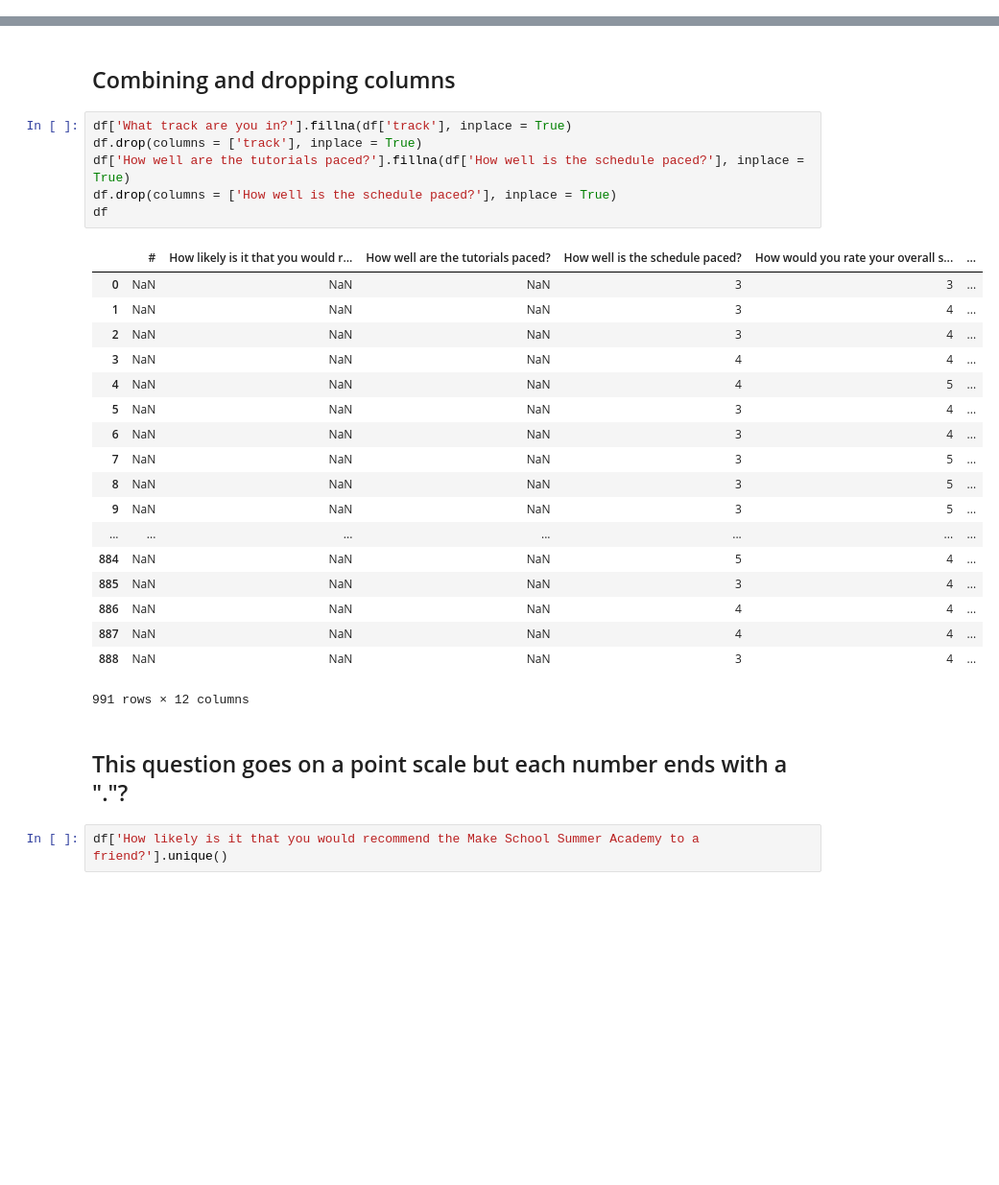
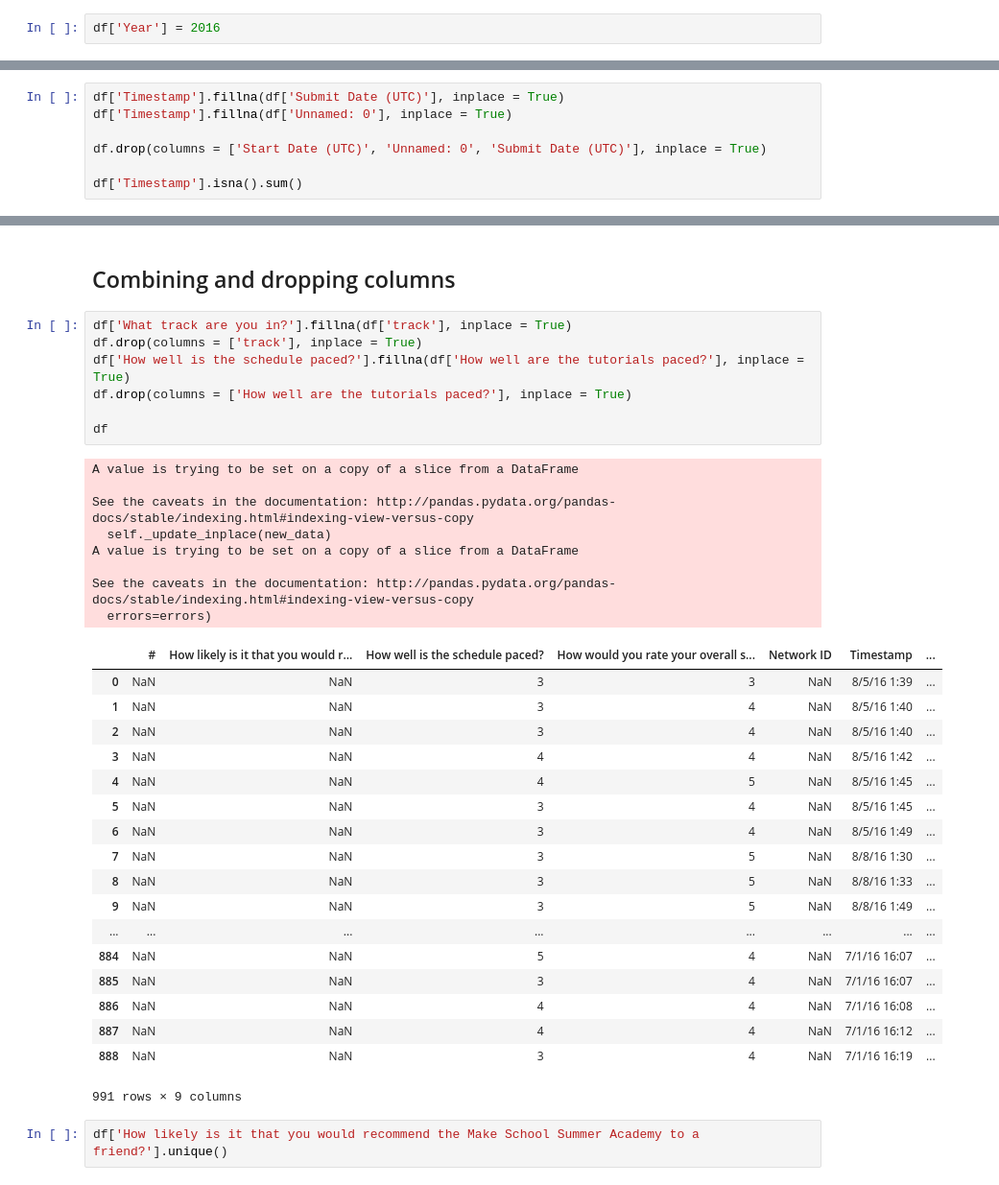
Before and after one commit to RaymondDashWu/DS1.1-Class-Files, a Jupyter notebook: NPS_Make_School.ipynb, the cells around one changed output, grey strips where cells are left out. Shown at 96% size. Drawn from its saved outputs; the diff is of its cells as text; blank space fills up the shorter version.

Commit message:
[ADD] Lots of 2016/2017 analysis. Start of combination. Keyword: LOS ANGELES CAR RIDE COMMIT

```diff
--- a/NPS_Make_School.ipynb
+++ b/NPS_Make_School.ipynb
@@ -84,0 +89,2 @@ dtype: int64
+# %%
+df['Year'] = 2016
@@ -84,0 +154,7 @@ dtype: int64
+# %%
+df['Timestamp'].fillna(df['Submit Date (UTC)'], inplace = True)
+df['Timestamp'].fillna(df['Unnamed: 0'], inplace = True)
+
+df.drop(columns = ['Start Date (UTC)', 'Unnamed: 0', 'Submit Date (UTC)'], inplace = True)
+
+df['Timestamp'].isna().sum()
@@ -122,30 +221,37 @@ array(['Apps', 'Games', 'Intro', 'VR', nan], dtype=object)
 # %%
 df['What track are you in?'].fillna(df['track'], inplace = True)
 df.drop(columns = ['track'], inplace = True)
-df['How well are the tutorials paced?'].fillna(df['How well is the schedule paced?'], inplace = True)
-df.drop(columns = ['How well is the schedule paced?'], inplace = True)
+df['How well is the schedule paced?'].fillna(df['How well are the tutorials paced?'], inplace = True)
+df.drop(columns = ['How well are the tutorials paced?'], inplace = True)
+
 df
 # %% [output]
+A value is trying to be set on a copy of a slice from a DataFrame
+
+See the caveats in the documentation: http://pandas.pydata.org/pandas-docs/stable/indexing.html#indexing-view-versus-copy
+  self._update_inplace(new_data)
+A value is trying to be set on a copy of a slice from a DataFrame
+
+See the caveats in the documentation: http://pandas.pydata.org/pandas-docs/stable/indexing.html#indexing-view-versus-copy
+  errors=errors)
-|  | # | How likely is it that you would r... | How well are the tutorials paced? | How well is the schedule paced? | How would you rate your overall s... | ... |
-| 0 | NaN | NaN | NaN | 3 | 3 | ... |
-| 1 | NaN | NaN | NaN | 3 | 4 | ... |
-| 2 | NaN | NaN | NaN | 3 | 4 | ... |
-| 3 | NaN | NaN | NaN | 4 | 4 | ... |
-| 4 | NaN | NaN | NaN | 4 | 5 | ... |
-| 5 | NaN | NaN | NaN | 3 | 4 | ... |
-| 6 | NaN | NaN | NaN | 3 | 4 | ... |
-| 7 | NaN | NaN | NaN | 3 | 5 | ... |
-| 8 | NaN | NaN | NaN | 3 | 5 | ... |
-| 9 | NaN | NaN | NaN | 3 | 5 | ... |
-| ... | ... | ... | ... | ... | ... | ... |
-| 884 | NaN | NaN | NaN | 5 | 4 | ... |
-| 885 | NaN | NaN | NaN | 3 | 4 | ... |
-| 886 | NaN | NaN | NaN | 4 | 4 | ... |
-| 887 | NaN | NaN | NaN | 4 | 4 | ... |
-| 888 | NaN | NaN | NaN | 3 | 4 | ... |
+|  | # | How likely is it that you would r... | How well is the schedule paced? | How would you rate your overall s... | Network ID | Timestamp | ... |
+| 0 | NaN | NaN | 3 | 3 | NaN | 8/5/16 1:39 | ... |
+| 1 | NaN | NaN | 3 | 4 | NaN | 8/5/16 1:40 | ... |
+| 2 | NaN | NaN | 3 | 4 | NaN | 8/5/16 1:40 | ... |
+| 3 | NaN | NaN | 4 | 4 | NaN | 8/5/16 1:42 | ... |
+| 4 | NaN | NaN | 4 | 5 | NaN | 8/5/16 1:45 | ... |
+| 5 | NaN | NaN | 3 | 4 | NaN | 8/5/16 1:45 | ... |
+| 6 | NaN | NaN | 3 | 4 | NaN | 8/5/16 1:49 | ... |
+| 7 | NaN | NaN | 3 | 5 | NaN | 8/8/16 1:30 | ... |
+| 8 | NaN | NaN | 3 | 5 | NaN | 8/8/16 1:33 | ... |
+| 9 | NaN | NaN | 3 | 5 | NaN | 8/8/16 1:49 | ... |
+| ... | ... | ... | ... | ... | ... | ... | ... |
+| 884 | NaN | NaN | 5 | 4 | NaN | 7/1/16 16:07 | ... |
+| 885 | NaN | NaN | 3 | 4 | NaN | 7/1/16 16:07 | ... |
+| 886 | NaN | NaN | 4 | 4 | NaN | 7/1/16 16:08 | ... |
+| 887 | NaN | NaN | 4 | 4 | NaN | 7/1/16 16:12 | ... |
+| 888 | NaN | NaN | 3 | 4 | NaN | 7/1/16 16:19 | ... |
-991 rows × 12 columns
+991 rows × 9 columns
-# %% [markdown]
-## This question goes on a point scale but each number ends with a "."?
 # %%
 df['How likely is it that you would recommend the Make School Summer Academy to a friend?'].unique()
 # %% [output]
```
Also changed, not shown: parts of 56 cells of this notebook.
